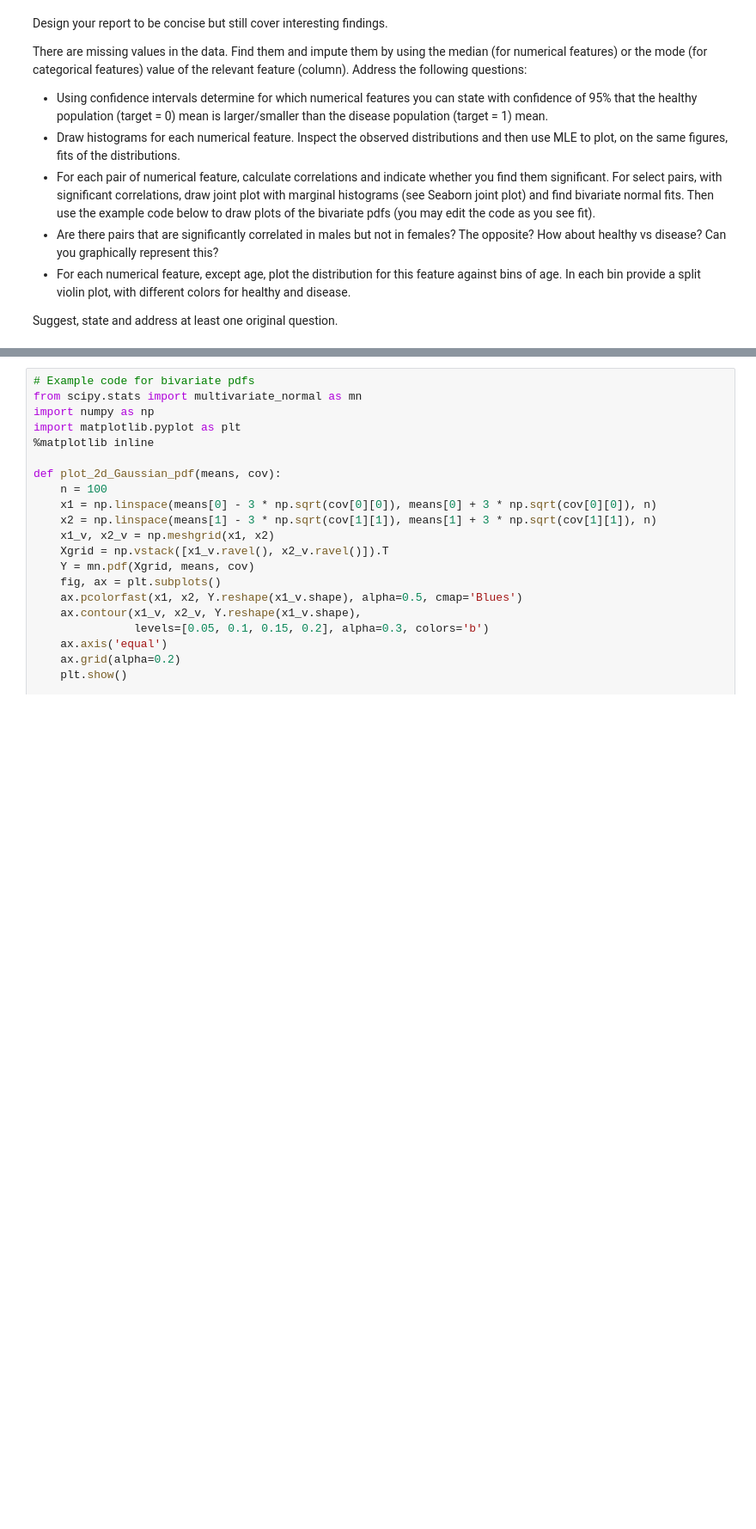
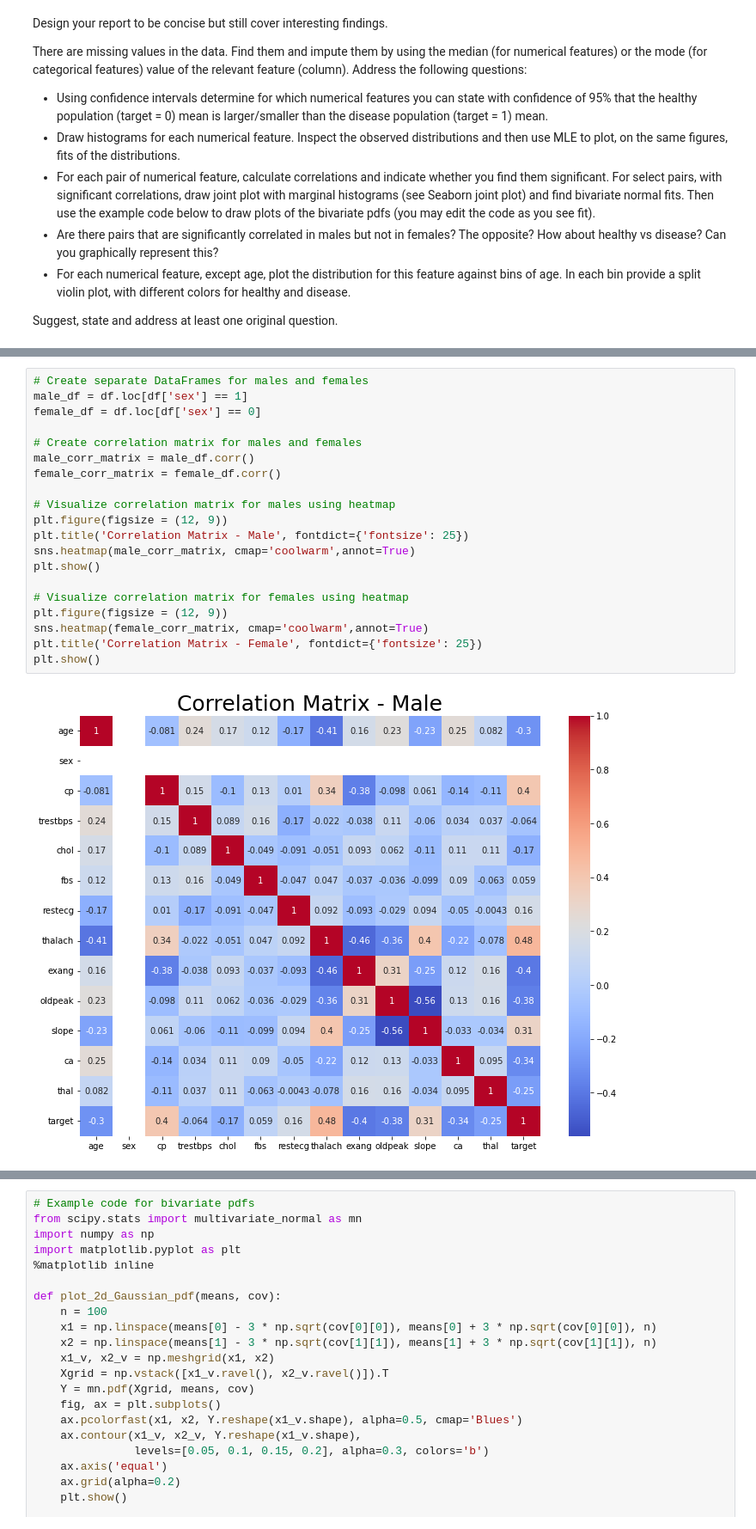
Before and after one commit to ronigold/Statistics_HW, a Jupyter notebook: HW3.ipynb, the cells around one changed output, grey strips where cells are left out. Shown at 86% size. Cells and saved outputs as stored; diff of their text form; blank space fills up the shorter version.

```diff
--- a/HW3.ipynb
+++ b/HW3.ipynb
@@ -181,0 +298,22 @@ pd.read_csv('heart.csv')
+# %%
+# Create separate DataFrames for males and females
+male_df = df.loc[df['sex'] == 1]
+female_df = df.loc[df['sex'] == 0]
+
+# Create correlation matrix for males and females
+male_corr_matrix = male_df.corr()
+female_corr_matrix = female_df.corr()
+
+# Visualize correlation matrix for males using heatmap
+plt.figure(figsize = (12, 9))
+plt.title('Correlation Matrix - Male', fontdict={'fontsize': 25})
+sns.heatmap(male_corr_matrix, cmap='coolwarm',annot=True)
+plt.show()
+
+# Visualize correlation matrix for females using heatmap
+plt.figure(figsize = (12, 9))
+sns.heatmap(female_corr_matrix, cmap='coolwarm',annot=True)
+plt.title('Correlation Matrix - Female', fontdict={'fontsize': 25})
+plt.show()
+# %% [output]
+[figure, added]
```
Also changed, not shown: parts of 16 cells of this notebook.
